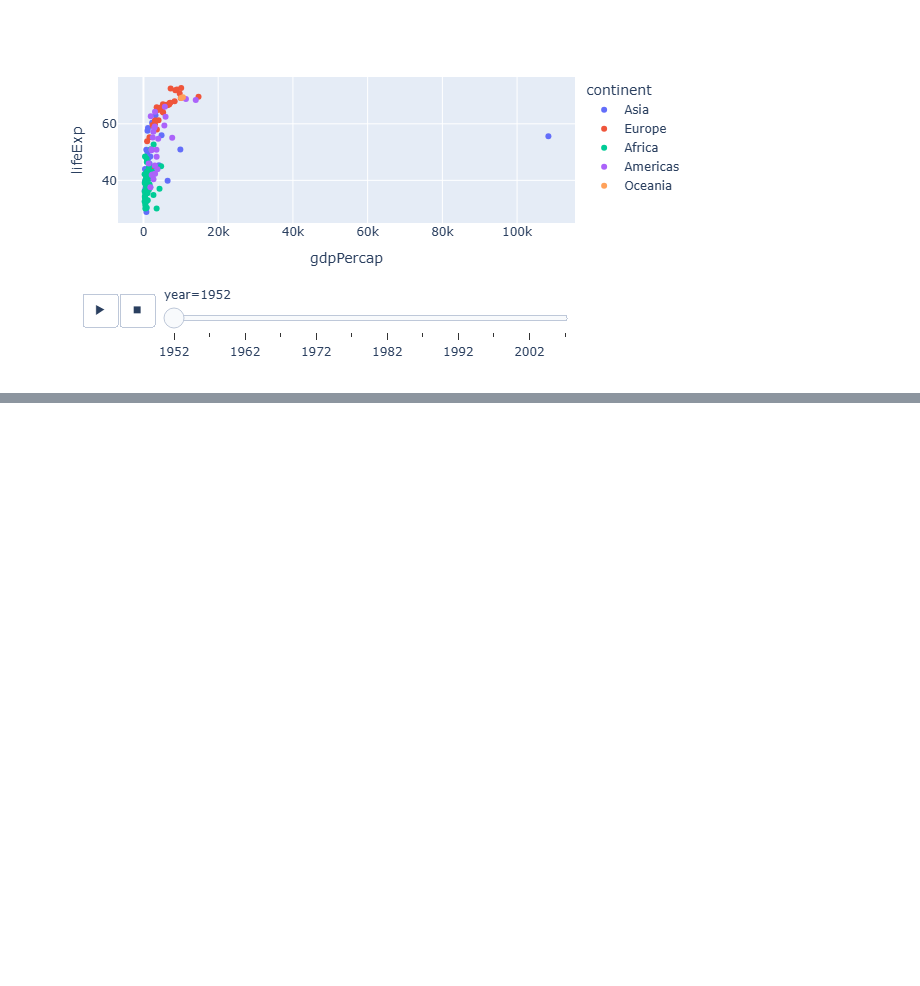
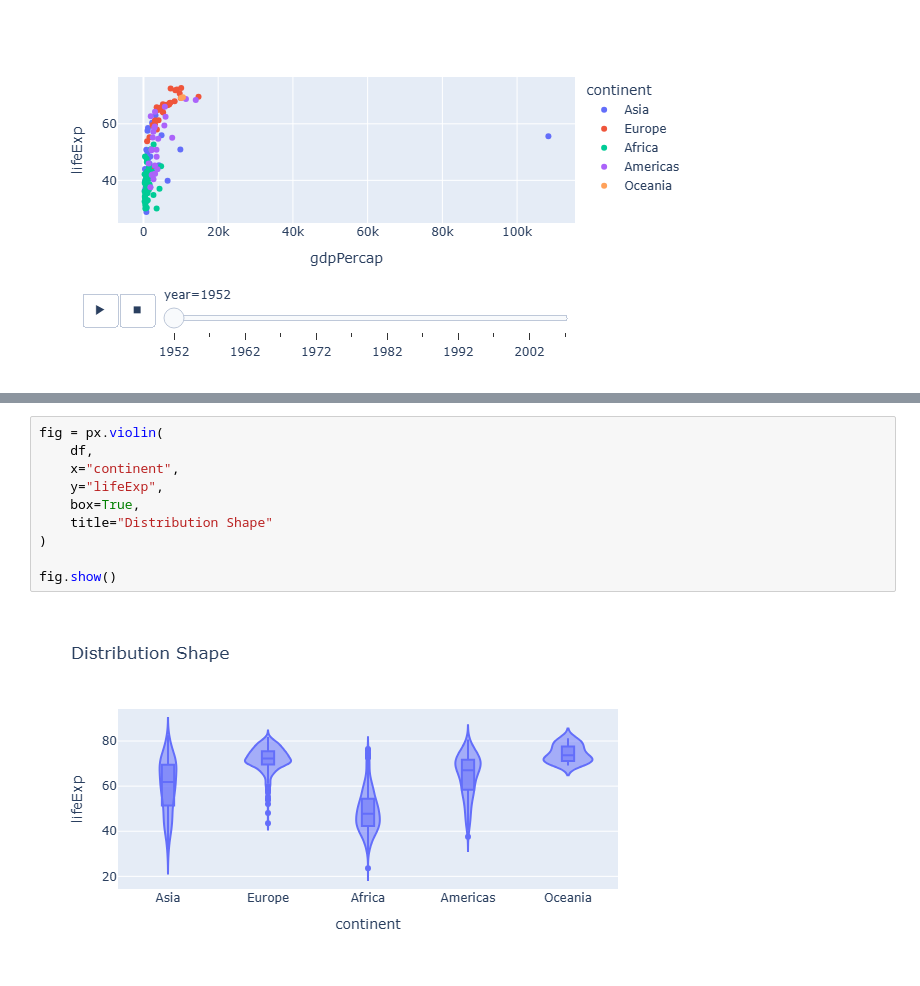
Before and after one commit to watermelon588/Data-Science, a Jupyter notebook: Plotly/plotly.ipynb, the cells around one changed output, grey strips where cells are left out. Drawn from its saved outputs; the diff is of its cells as text; blank space fills up the shorter version.

```diff
--- a/Plotly/plotly.ipynb
+++ b/Plotly/plotly.ipynb
@@ -153,0 +180,12 @@ fig.show()
+# %%
+fig = px.violin(
+    df,
+    x="continent",
+    y="lifeExp",
+    box=True,
+    title="Distribution Shape"
+)
+
+fig.show()
+# %% [output]
+[figure, added]
```
Also changed, not shown: parts of 7 cells of this notebook.
